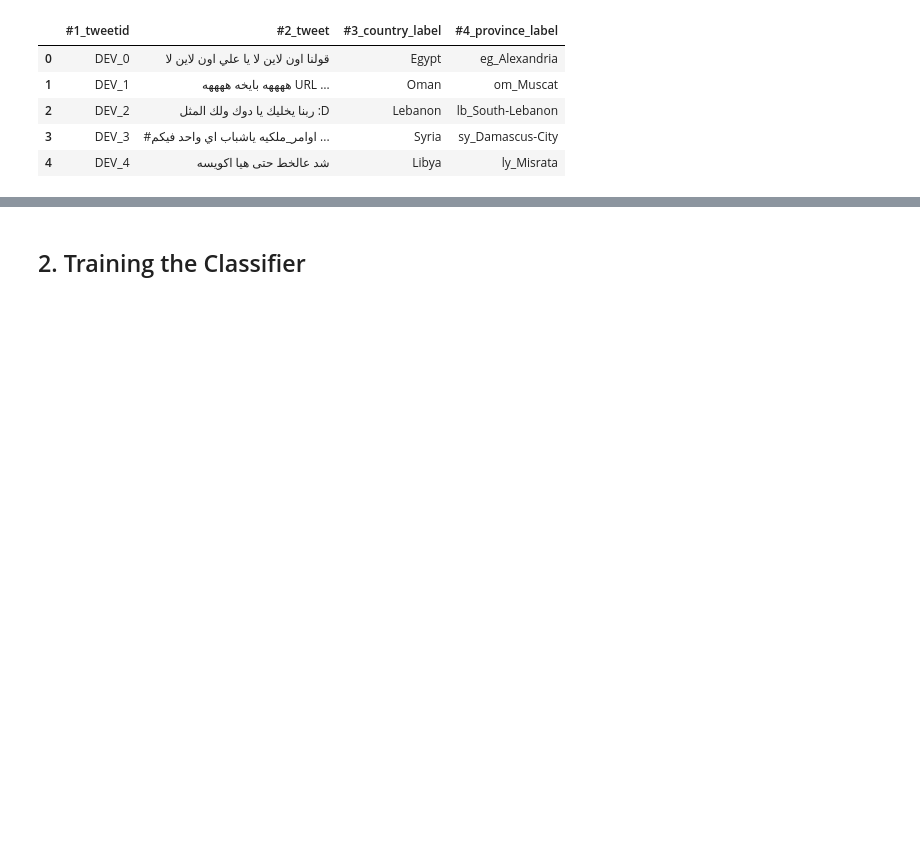
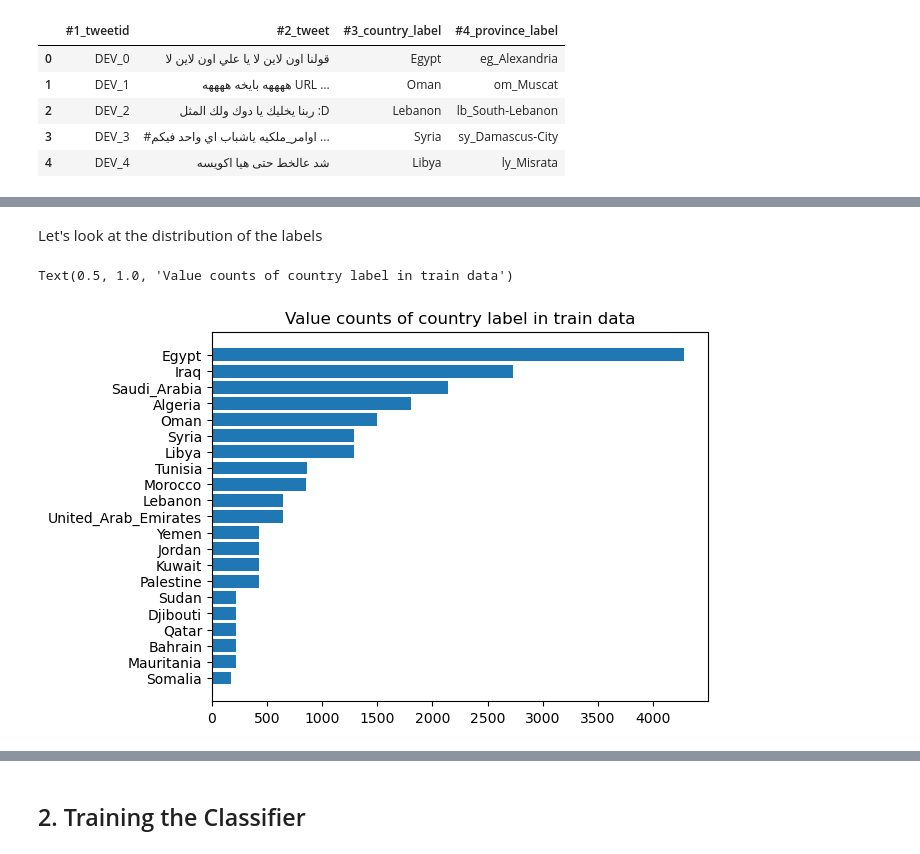
Before and after one commit to zaidmehdi/arabic-dialect-classifier, a Jupyter notebook: src/classifier.ipynb, the cells around one changed output, grey strips where cells are left out. Cells and saved outputs as stored; diff of their text form; code cells hidden in the pictures; blank space fills up the shorter version.

Commit message:
exploring the data

```diff
--- a/src/classifier.ipynb
+++ b/src/classifier.ipynb
@@ -28,0 +43,9 @@ df_test.head()
+# %% [markdown]
+Let's look at the distribution of the labels
+# %%
+plt.barh(y=df_train["#3_country_label"].value_counts().sort_values(ascending=True).index,
+         width=df_train["#3_country_label"].value_counts().sort_values(ascending=True))
+plt.title("Value counts of country label in train data")
+# %% [output]
+Text(0.5, 1.0, 'Value counts of country label in train data')
+[figure, added]
```
Also changed, not shown: parts of 5 cells of this notebook.
